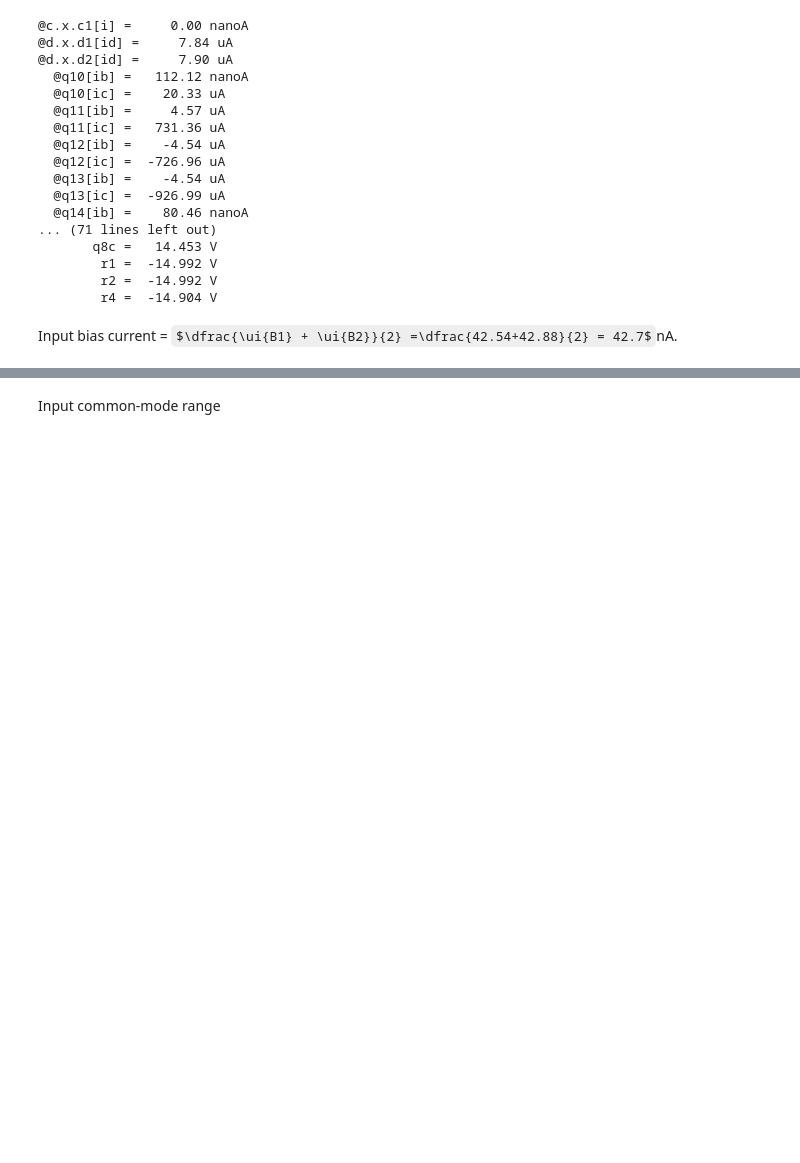
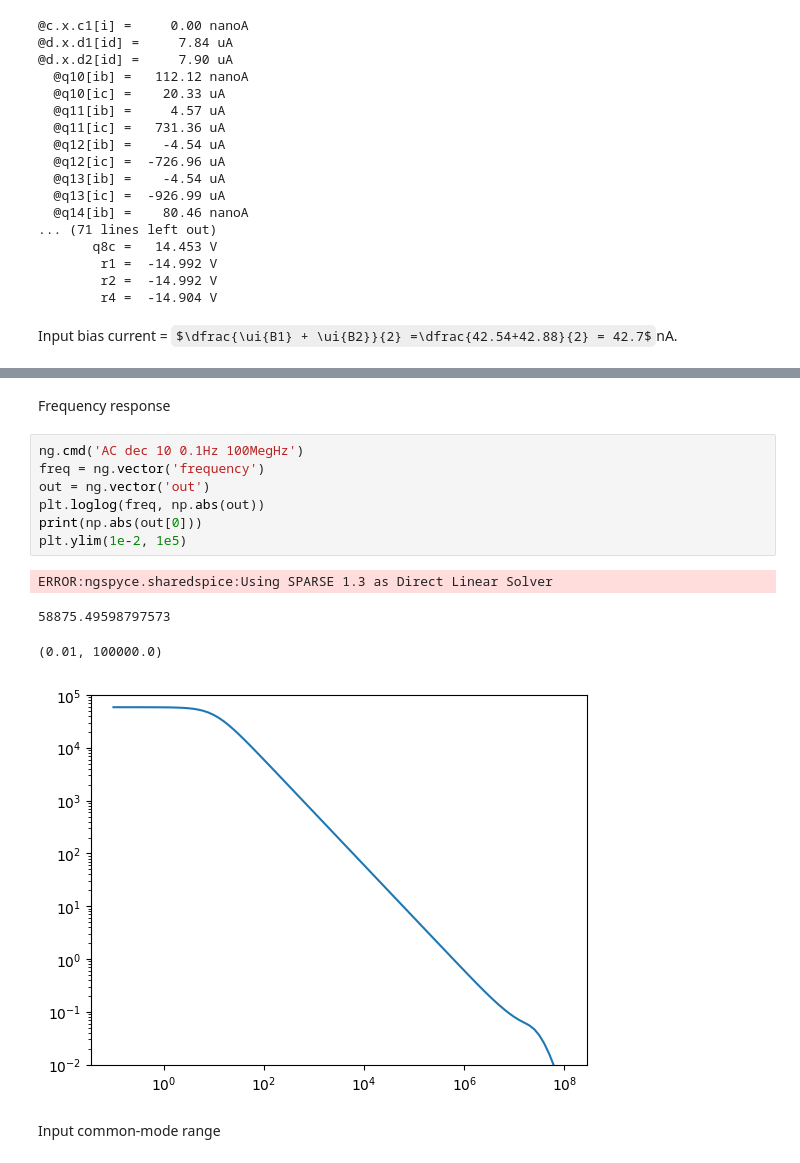
Before and after one commit to chenshuo/notes, a Jupyter notebook: notebooks/XL741.ipynb, the cells around one changed output, grey strips where cells are left out. Drawn from its saved outputs; the diff is of its cells as text; some formulas as TeX source; blank space fills up the shorter version.

```diff
--- a/notebooks/XL741.ipynb
+++ b/notebooks/XL741.ipynb
@@ -600,3 +665,17 @@ Input bias current = $\dfrac{\ui{B1} + \ui{B2}}{2} =\dfrac{42.54+42.88}{2} = 42.
+# %% [markdown]
+Frequency response
+# %%
+ng.cmd('AC dec 10 0.1Hz 100MegHz')
+freq = ng.vector('frequency')
+out = ng.vector('out')
+plt.loglog(freq, np.abs(out))
+print(np.abs(out[0]))
+plt.ylim(1e-2, 1e5)
+# %% [output]
+ERROR:ngspyce.sharedspice:Using SPARSE 1.3 as Direct Linear Solver
+58875.49598797573
+(0.01, 100000.0)
+[figure, added]
 # %% [markdown]
 Input common-mode range
 # %% [markdown]
```
Also changed, not shown: parts of 7 cells of this notebook.
